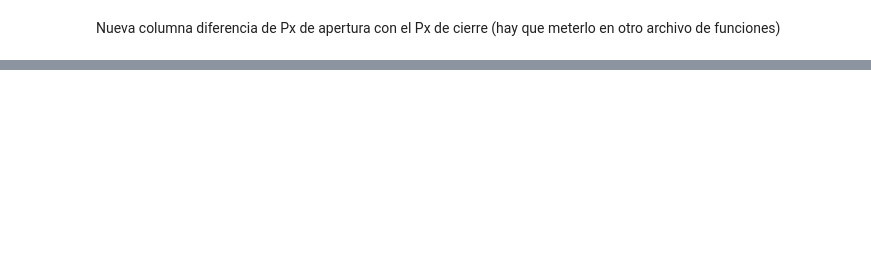
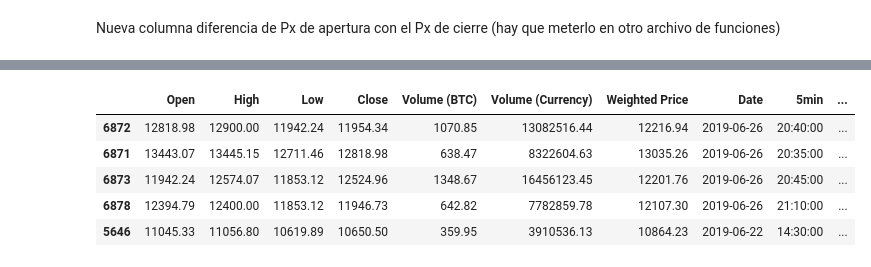
Before and after one commit to aiborra11/Pipelines-Project-BTC-movements, a Jupyter notebook: datainfo.ipynb, the cells around one changed output, grey strips where cells are left out. Drawn from its saved outputs; the diff is of its cells as text; code cells hidden in the pictures; blank space fills up the shorter version.

```diff
--- a/datainfo.ipynb
+++ b/datainfo.ipynb
@@ -268,0 +263,10 @@ Nueva columna diferencia de Px de apertura con el Px de cierre (hay que meterlo
+# %%
+big_sizes = data.sort_values(['MoveSize (%)', 'Date', '5min'], ascending = False)
+display(big_sizes.head())
+# %% [output]
+|  | Open | High | Low | Close | Volume (BTC) | Volume (Currency) | Weighted Price | Date | 5min | ... |
+| 6872 | 12818.98 | 12900.00 | 11942.24 | 11954.34 | 1070.85 | 13082516.44 | 12216.94 | 2019-06-26 | 20:40:00 | ... |
+| 6871 | 13443.07 | 13445.15 | 12711.46 | 12818.98 | 638.47 | 8322604.63 | 13035.26 | 2019-06-26 | 20:35:00 | ... |
+| 6873 | 11942.24 | 12574.07 | 11853.12 | 12524.96 | 1348.67 | 16456123.45 | 12201.76 | 2019-06-26 | 20:45:00 | ... |
+| 6878 | 12394.79 | 12400.00 | 11853.12 | 11946.73 | 642.82 | 7782859.78 | 12107.30 | 2019-06-26 | 21:10:00 | ... |
+| 5646 | 11045.33 | 11056.80 | 10619.89 | 10650.50 | 359.95 | 3910536.13 | 10864.23 | 2019-06-22 | 14:30:00 | ... |
```
Also changed, not shown: parts of 9 cells of this notebook, 10 other files.
